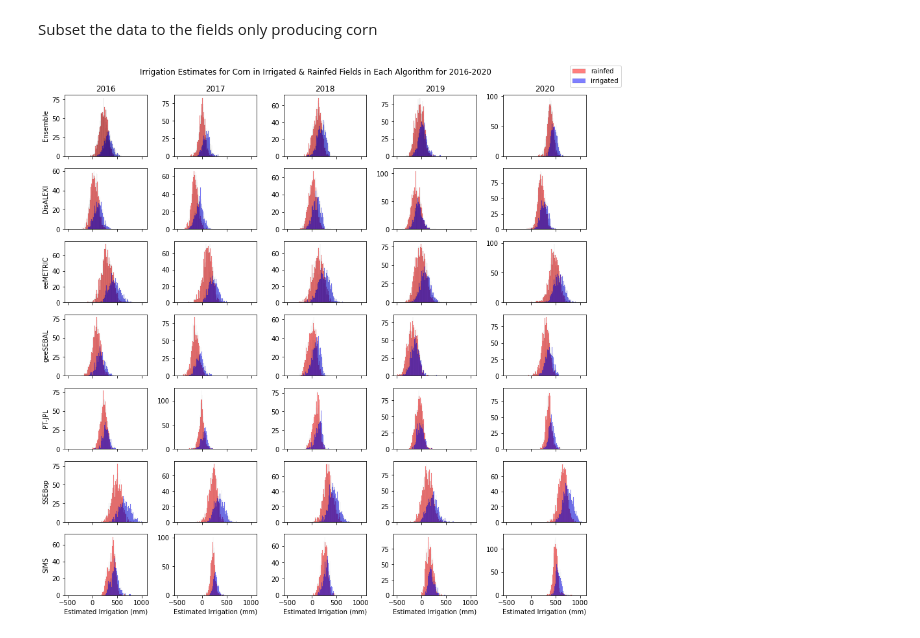
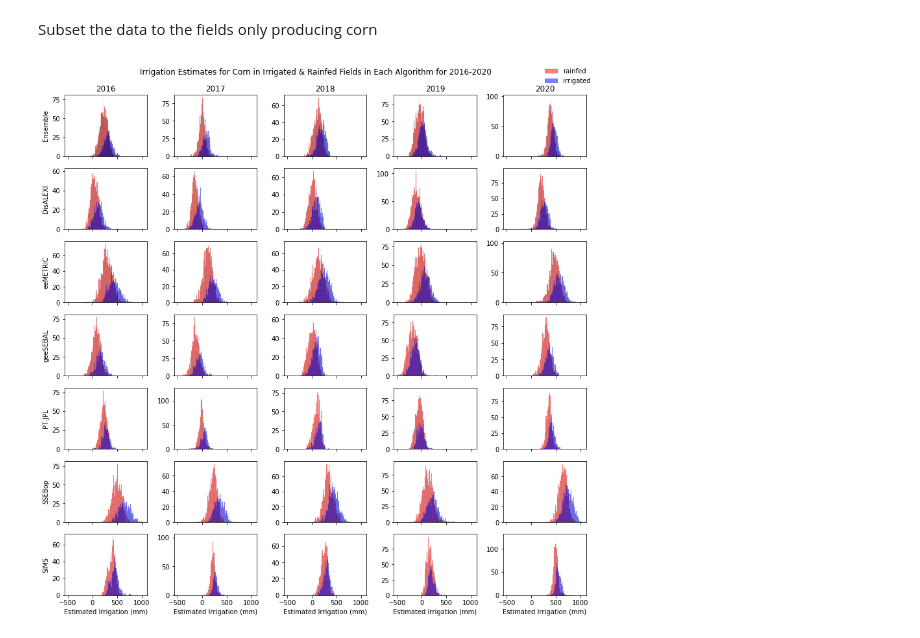
Before and after one commit to HEAL-KGS/eggs, a Jupyter notebook: eggs_data.ipynb, the cells around one changed output. Cells and saved outputs as stored; diff of their text form; code cells hidden in the pictures.

Commit message:
adjusted legend for corn image

```diff
--- a/eggs_data.ipynb
+++ b/eggs_data.ipynb
@@ -2300,36 +2300,39 @@ ax=axs[3,2].set_xlabel('')
 ax=axs[3,3].set_xlabel('')
 ax=axs[3,4].set_xlabel('')
 ax=axs[4,1].set_xlabel('')
 ax=axs[4,2].set_xlabel('')
 ax=axs[4,3].set_xlabel('')
 ax=axs[4,4].set_xlabel('')
 ax=axs[5,0].set_xlabel('')
 ax=axs[5,1].set_xlabel('')
 ax=axs[5,2].set_xlabel('')
 ax=axs[5,3].set_xlabel('')
 ax=axs[5,4].set_xlabel('')
 ax=axs[6,0].set_xlabel('Estimated Irrigation (mm)')
 ax=axs[6,1].set_xlabel('Estimated Irrigation (mm)')
 ax=axs[6,2].set_xlabel('Estimated Irrigation (mm)')
 ax=axs[6,3].set_xlabel('Estimated Irrigation (mm)')
 ax=axs[6,4].set_xlabel('Estimated Irrigation (mm)')
 axs[0,0].set_title('2016')
 axs[0,1].set_title('2017')
 axs[0,2].set_title('2018')
 axs[0,3].set_title('2019')
 axs[0,4].set_title('2020')
 
 lines, labels = fig.axes[0].get_legend_handles_labels()
+legend = fig.legend(lines, labels, loc = 'upper right', bbox_to_anchor=(0.0005, 0., 1, 1))
 
-fig.legend(lines, labels, loc = 'upper right', bbox_to_anchor=(0.05, 0., 1, 1))
+frame = legend.get_frame()
+frame.set_facecolor('none')
+frame.set_edgecolor('none')
 
 fig.tight_layout()
 
-os.chdir('C:\\Users\\ashle\\Desktop\\KGS\eggs\\')
+os.chdir('C:\\Users\\ashle\\Desktop\\KGS\\eggs\\')
 plt.savefig('CornIrrigationEstimates.png', dpi=500)
 plt.show()
 # %% [output]
-[figure, old version]
+[figure, new version]
 # %%
 data = [['2016', 1839, 10531, 7334, 10561, 8057, 10603, 11312, 11314], ['2017', 1702, 5326, 1181, 7535, 1058, 5036, 10402, 11137], ['2018', 1906, 8119, 5778, 7437, 4685, 8139, 11158, 11261], ['2019', 2003, 4379, 2413, 5401, 828, 3273, 9717, 10991], ['2020', 2176, 11313, 11082, 11266, 11172, 11314, 11314, 11314]]
 
```
Also changed, not shown: 1 other file.
